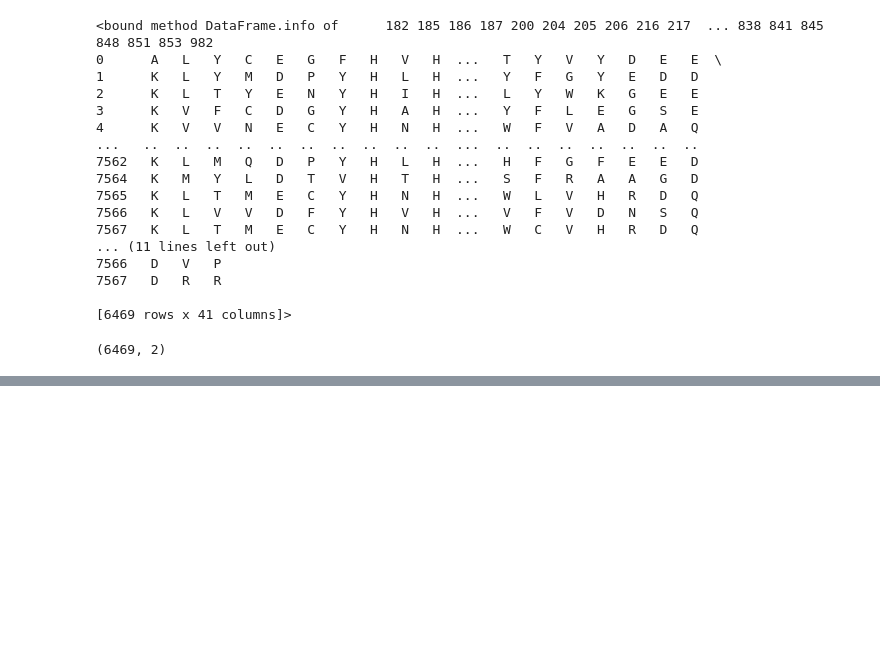
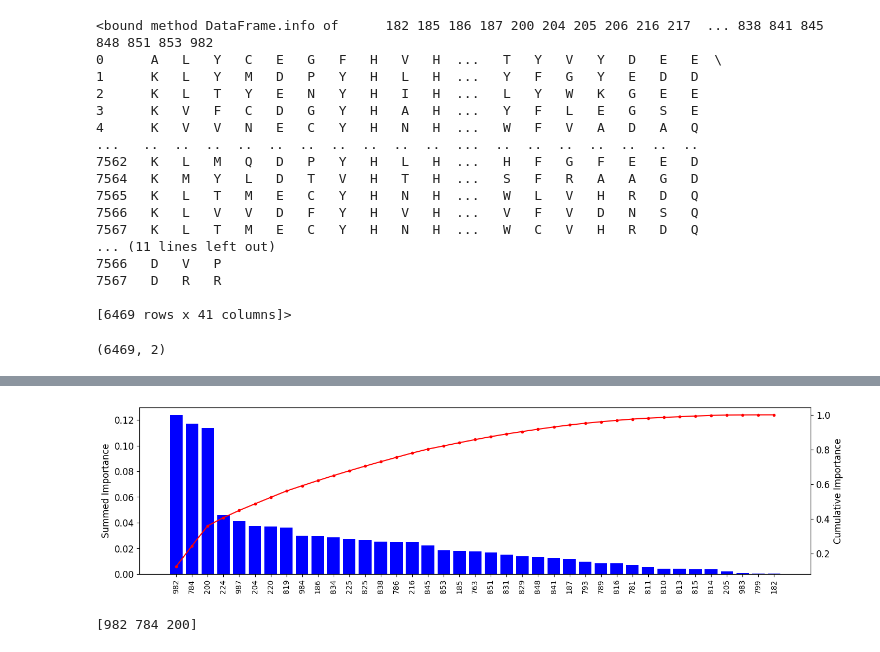
Before and after one commit to lcobiodata/msautils, a Jupyter notebook: examples/ring-hydroxylating_dioxygenase/example-ring-hydroxylating-dioxygenase.ipynb, the cells around one changed output, grey strips where cells are left out. Drawn from its saved outputs; the diff is of its cells as text; code cells hidden in the pictures; blank space fills up the shorter version.

Commit message:
Extract profiles out of the three most important features.

```diff
--- a/examples/ring-hydroxylating_dioxygenase/example-ring-hydroxylating-dioxygenase.ipynb
+++ b/examples/ring-hydroxylating_dioxygenase/example-ring-hydroxylating-dioxygenase.ipynb
@@ -91,0 +72,16 @@ print(msa.clusters)
+# %%
+# Perform feature selection on data
+msa.select_features(n_estimators=10000, random_state=42, plot=True)
+# %% [output]
+[figure, added]
+# %%
+# Calculate cumulative sum of importance
+cumulative_importance = np.cumsum(msa.sorted_importance) / np.sum(msa.sorted_importance)
+# Find the index where cumulative importance exceeds or equals 0.9
+index = np.where(cumulative_importance >= 0.9)[0][0]
+# Get the values from sorted_features up to the index
+selected_columns = msa.sorted_importance.index[:index + 1].values
+# Filter the selected features to get the most important residues
+print(selected_columns[:3])
+# %% [output]
+[982 784 200]
```
Also changed, not shown: parts of 10 cells of this notebook, 31 other files.
